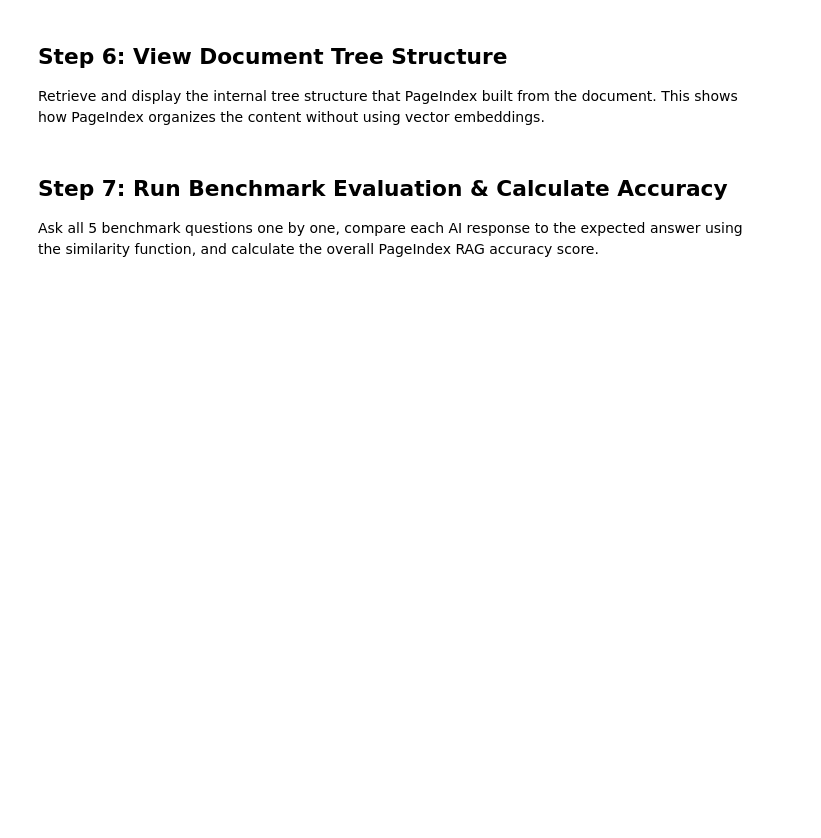
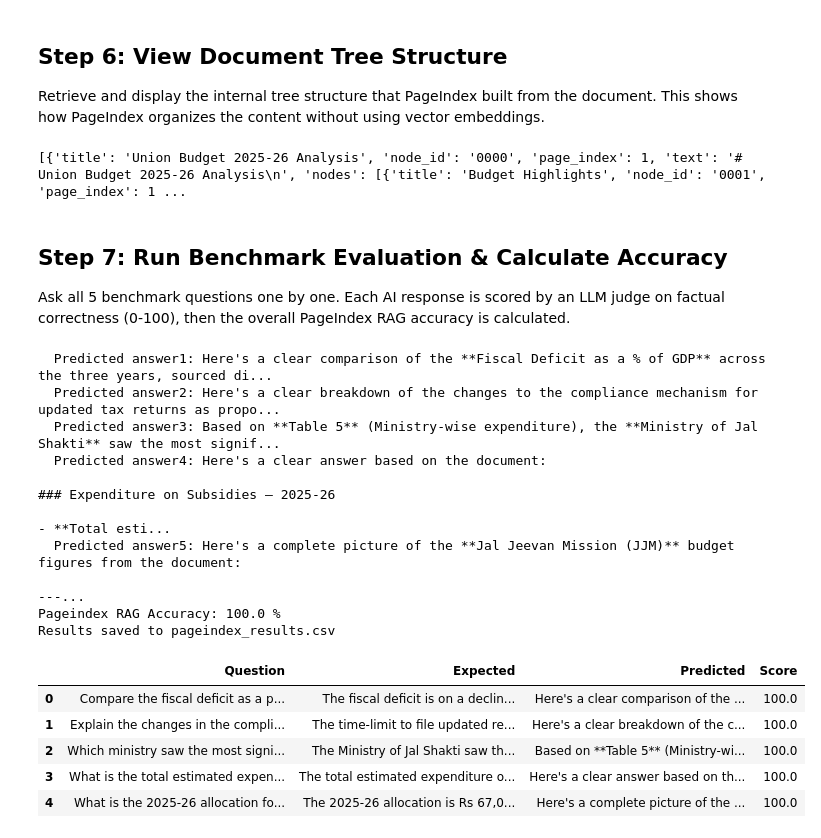
Before and after one commit to haroontrailblazer/vector-less-vector-Based-RAG, a Jupyter notebook: PageIndex RAG/vectorless Pageindex.ipynb, the cells around one changed output. Drawn from its saved outputs; the diff is of its cells as text; code cells hidden in the pictures; blank space fills up the shorter version.

Commit message:
Refactor: Update RAG benchmarks and evaluations. Add LangGraph RAG, PageIndex RAG, and extreme depth evaluation results. Mask API keys.

```diff
--- a/PageIndex RAG/vectorless Pageindex.ipynb
+++ b/PageIndex RAG/vectorless Pageindex.ipynb
@@ -3,5 +3,7 @@
 Connect to the PageIndex API using your API key. This sets up the client that will handle document processing and question answering without using traditional vector embeddings.
 # %%
 from pageindex import PageIndexClient
-pi_client = PageIndexClient(api_key="your api key")
+import os
+pi_client = PageIndexClient(api_key="YOUR_PAGEINDEX_API_KEY_HERE")
+os.environ["OPENAI_API_KEY"] = "YOUR_OPENAI_API_KEY_HERE"
 # %% [markdown]
@@ -64,22 +120,25 @@ print(response["choices"][0]["message"]["content"])
 ## Step 6: View Document Tree Structure
 Retrieve and display the internal tree structure that PageIndex built from the document. This shows how PageIndex organizes the content without using vector embeddings.
 # %%
-tree_result = pi_client.get_tree(primary_doc_id)["result"]
-print(tree_result)
+# tree_result = pi_client.get_tree(primary_doc_id)["result"]
+# print(tree_result)
+# %% [output]
+[{'title': 'Union Budget 2025-26 Analysis', 'node_id': '0000', 'page_index': 1, 'text': '# Union Budget 2025-26 Analysis\n', 'nodes': [{'title': 'Budget Highlights', 'node_id': '0001', 'page_index': 1 ...
 # %% [markdown]
 ## Step 7: Run Benchmark Evaluation & Calculate Accuracy
-Ask all 5 benchmark questions one by one, compare each AI response to the expected answer using the similarity function, and calculate the overall PageIndex RAG accuracy score.
+Ask all 5 benchmark questions one by one. Each AI response is scored by an LLM judge on factual correctness (0-100), then the overall PageIndex RAG accuracy is calculated.
 # %%
 pageindex_results = []
 
-# Question 1: What is the total budget allocation?
+# Question 1: What is the estimated nominal GDP growth rate for 2025-26?
 item1 = benchmark[0]
 response1 = pi_client.chat_completions(
     messages=[{"role": "user", "content": item1["question"]}],
     doc_id=primary_doc_id
 )
 answer1 = response1["choices"][0]["message"]["content"]
-score1 = similarity(answer1, item1["expected"])
+print(f"  Predicted answer1: { answer1[:100] }...")
+score1 = llm_judge(item1["question"], item1["expected"], answer1)
 pageindex_results.append({
     "Question": item1["question"],
     "Expected": item1["expected"],
@@ -87,14 +146,15 @@ pageindex_results.append({
     "Score": score1
 })
 
-# Question 2: What is the allocation for education?
+# Question 2: What is the new rebate limit under the revised new income tax regime?
 item2 = benchmark[1]
 response2 = pi_client.chat_completions(
     messages=[{"role": "user", "content": item2["question"]}],
     doc_id=primary_doc_id
 )
 answer2 = response2["choices"][0]["message"]["content"]
-score2 = similarity(answer2, item2["expected"])
+print(f"  Predicted answer2: { answer2[:100] }...")
+score2 = llm_judge(item2["question"], item2["expected"], answer2)
 pageindex_results.append({
     "Question": item2["question"],
     "Expected": item2["expected"],
@@ -102,14 +162,15 @@ pageindex_results.append({
     "Score": score2
 })
 
-# Question 3: What is the allocation for healthcare?
+# Question 3: Which ministry received the highest budget allocation in 2025-26, and what is the amount?
 item3 = benchmark[2]
 response3 = pi_client.chat_completions(
     messages=[{"role": "user", "content": item3["question"]}],
     doc_id=primary_doc_id
 )
 answer3 = response3["choices"][0]["message"]["content"]
-score3 = similarity(answer3, item3["expected"])
+print(f"  Predicted answer3: { answer3[:100] }...")
+score3 = llm_judge(item3["question"], item3["expected"], answer3)
 pageindex_results.append({
     "Question": item3["question"],
     "Expected": item3["expected"],
@@ -117,39 +178,66 @@ pageindex_results.append({
     "Score": score3
 })
 
-# Question 4: Which sector received the highest budget allocation?
+# Question 4: What is the proposed fiscal deficit target as a percentage of GDP for 2025-26?
 item4 = benchmark[3]
 response4 = pi_client.chat_completions(
     messages=[{"role": "user", "content": item4["question"]}],
     doc_id=primary_doc_id
 )
 answer4 = response4["choices"][0]["message"]["content"]
-score4 = similarity(answer4, item4["expected"])
+print(f"  Predicted answer4: { answer4[:100] }...")
+score4 = llm_judge(item4["question"], item4["expected"], answer4)
 pageindex_results.append({
     "Question": item4["question"],
     "Expected": item4["expected"],
     "Predicted": answer4,
     "Score": score4
 })
 
-# Question 5: What are the key highlights of the budget?
+# Question 5: What is the total allocation for the Pradhan Mantri Awas Yojana (Rural + Urban) in the new budget?
 item5 = benchmark[4]
 response5 = pi_client.chat_completions(
     messages=[{"role": "user", "content": item5["question"]}],
     doc_id=primary_doc_id
 )
 answer5 = response5["choices"][0]["message"]["content"]
-score5 = similarity(answer5, item5["expected"])
+print(f"  Predicted answer5: { answer5[:100] }...")
+score5 = llm_judge(item5["question"], item5["expected"], answer5)
 pageindex_results.append({
     "Question": item5["question"],
     "Expected": item5["expected"],
     "Predicted": answer5,
     "Score": score5
 })
 
 pageindex_df = pd.DataFrame(pageindex_results)
 
 pageindex_accuracy = pageindex_df["Score"].mean()
 
-print("PageIndex Accuracy:", round(pageindex_accuracy, 2), "%")
+
+pageindex_df = pd.DataFrame(pageindex_results)
+pageindex_accuracy = pageindex_df["Score"].mean()
+print(f"Pageindex RAG Accuracy: {round(pageindex_accuracy, 2)} %")
+pageindex_df.to_csv("pageindex_results.csv", index=False)
+print(f"Results saved to pageindex_results.csv")
 pageindex_df
+# %% [output]
+  Predicted answer1: Here's a clear comparison of the **Fiscal Deficit as a % of GDP** across the three years, sourced di...
+  Predicted answer2: Here's a clear breakdown of the changes to the compliance mechanism for updated tax returns as propo...
+  Predicted answer3: Based on **Table 5** (Ministry-wise expenditure), the **Ministry of Jal Shakti** saw the most signif...
+  Predicted answer4: Here's a clear answer based on the document:
+
+### Expenditure on Subsidies – 2025-26
+
+- **Total esti...
+  Predicted answer5: Here's a complete picture of the **Jal Jeevan Mission (JJM)** budget figures from the document:
+
+---...
+Pageindex RAG Accuracy: 100.0 %
+Results saved to pageindex_results.csv
+|  | Question | Expected | Predicted | Score |
+| 0 | Compare the fiscal deficit as a p... | The fiscal deficit is on a declin... | Here's a clear comparison of the ... | 100.0 |
+| 1 | Explain the changes in the compli... | The time-limit to file updated re... | Here's a clear breakdown of the c... | 100.0 |
+| 2 | Which ministry saw the most signi... | The Ministry of Jal Shakti saw th... | Based on **Table 5** (Ministry-wi... | 100.0 |
+| 3 | What is the total estimated expen... | The total estimated expenditure o... | Here's a clear answer based on th... | 100.0 |
+| 4 | What is the 2025-26 allocation fo... | The 2025-26 allocation is Rs 67,0... | Here's a complete picture of the ... | 100.0 |
```
Also changed, not shown: parts of 3 cells of this notebook, 7 other files.
